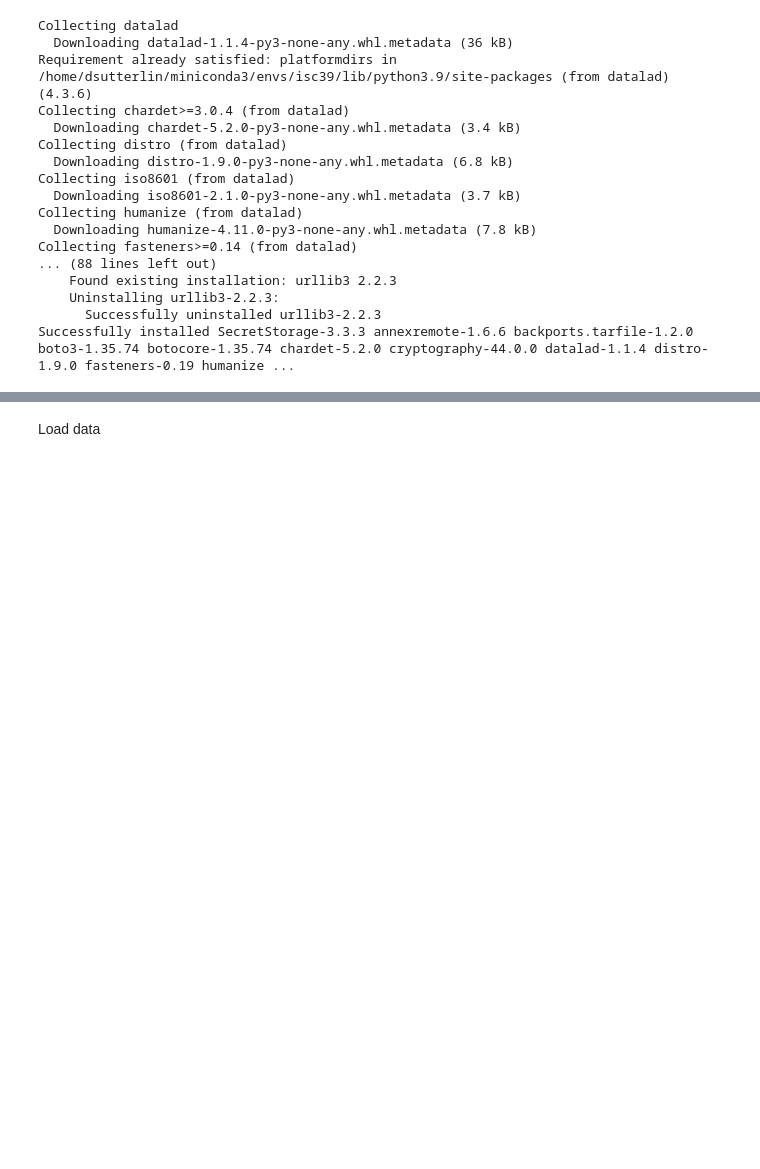
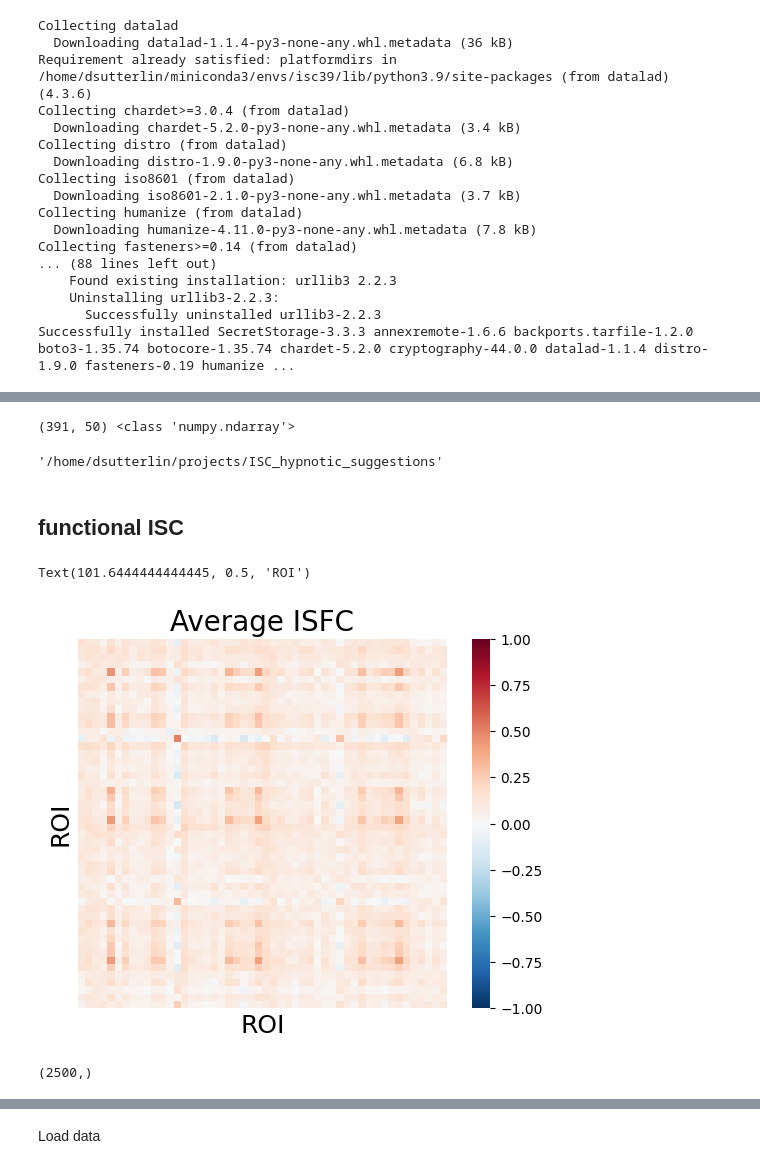
Before and after one commit to dylansutterlin/ISC_hypnotic_suggestions, a Jupyter notebook: ISC_suggestions.ipynb, the cells around one changed output, grey strips where cells are left out. Cells and saved outputs as stored; diff of their text form; code cells hidden in the pictures; blank space fills up the shorter version.

```diff
--- a/ISC_suggestions.ipynb
+++ b/ISC_suggestions.ipynb
@@ -139,0 +192,31 @@ Subject: sub-42, Files: ['/data/rainville/dSutterlin/projects/ISC_hypnotic_sugge
+# %%
+# mean across subjects : timepoints X rois
+print(all_data[0].shape, type(all_data[0]))
+sub_timeseries = pd.DataFrame(np.mean(all_data, axis=0))
+
+# make dict
+sub_timeseries_dict = {}
+for i, sub in enumerate(subjects):
+    sub_timeseries_dict[sub] = pd.DataFrame(all_data[i])
+
+# extract df timeseries X subjects for ROI i
+def get_subject_roi(data, roi):
+    sub_rois = {}
+    for sub in data:
+        sub_rois[sub] = data[sub].iloc[:, roi] # get column roi
+    return pd.DataFrame(sub_rois)
+
+# apply to all ROI
+nboot=1000
+isc_r, isc_p = {}, {}
+
+for roi in range(n_rois):
+    stats = isc(get_subject_roi(sub_timeseries_dict, roi), n_bootstraps=nboot, metric='median', method='bootstrap')
+    isc_r[roi], isc_p[roi] = stats['isc'], stats['p']
+isc_r_brain, isc_p_brain = roi_to_brain(pd.Series(isc_r), mask_x), roi_to_brain(pd.Series(isc_p), mask_x)
+# %% [output]
+(391, 50) <class 'numpy.ndarray'>
+# %%
+project_dir
+# %% [output]
+'/home/dsutterlin/projects/ISC_hypnotic_suggestions'
@@ -139,0 +234,19 @@ Subject: sub-42, Files: ['/data/rainville/dSutterlin/projects/ISC_hypnotic_sugge
+# %% [markdown]
+## functional ISC
+# %%
+data = list(sub_timeseries_dict.values())
+
+isfc_output = isfc(data)
+
+sns.heatmap(np.array(isfc_output).mean(axis=0), vmin=-1, vmax=1, square=True, cmap='RdBu_r', xticklabels=False, yticklabels=False)
+plt.title('Average ISFC', fontsize=20)
+plt.xlabel('ROI', fontsize=18)
+plt.ylabel('ROI', fontsize=18)
+# %% [output]
+Text(101.6444444444445, 0.5, 'ROI')
+[figure, added]
+# %%
+isfc_output[0].shape
+t.shape
+# %% [output]
+(2500,)
```
Also changed, not shown: parts of 36 cells of this notebook, 2 other files.
